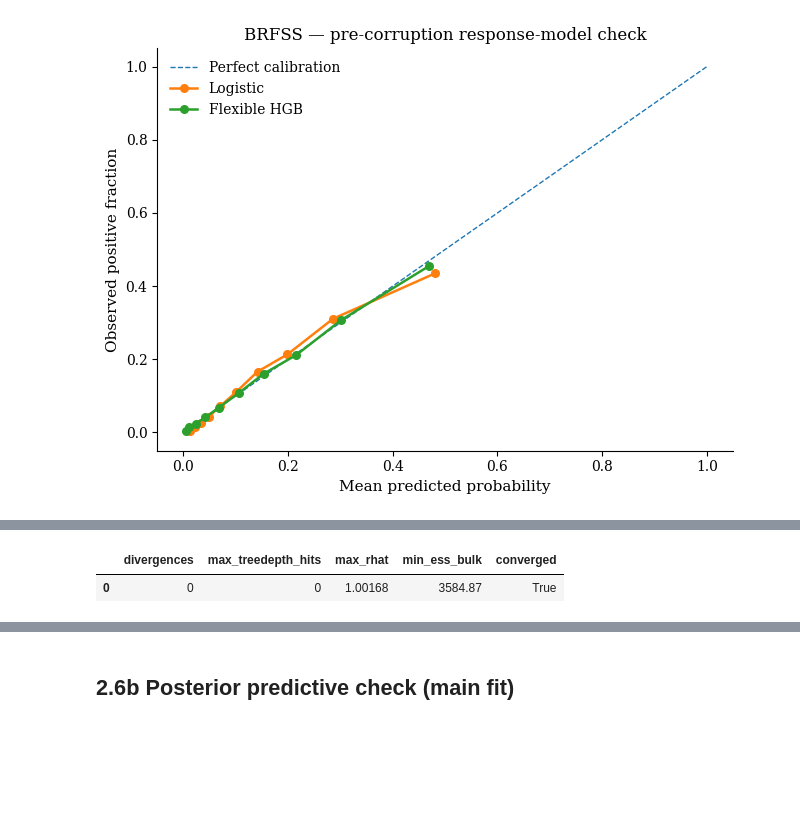
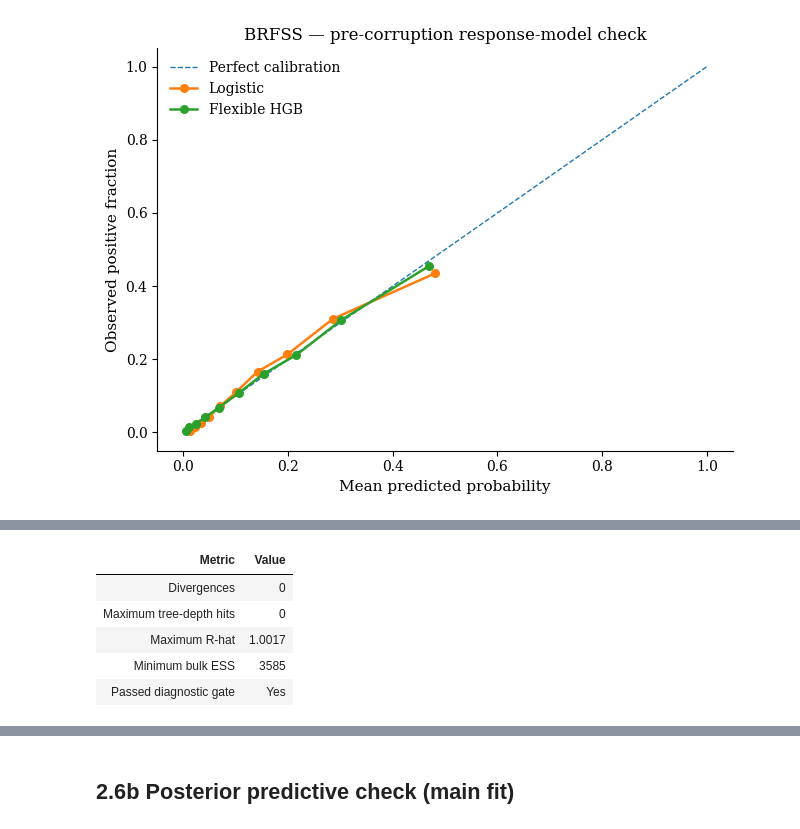
Before and after one commit to DLKramer1998/MLDS_Demi_Kramer_Imperial, a Jupyter notebook: chapter2_applied.ipynb, the cells around one changed output, grey strips where cells are left out. Saved outputs shown, nothing was run; the diff lists cells and outputs as text; code cells hidden in the pictures; blank space fills up the shorter version.

```diff
--- a/chapter2_applied.ipynb
+++ b/chapter2_applied.ipynb
@@ -1001,9 +1234,13 @@ This is the primary applied Bayesian fit. The boundary direction is supplied by
 # %%
+# Fit the main BRFSS axis-supplied Bayesian model.
 if not STAN_AVAILABLE or not AXIS_STAN.exists():
     raise RuntimeError("Axis Stan model unavailable.")
 
-model_axis = CmdStanModel(stan_file=str(AXIS_STAN))
+model_axis = CmdStanModel(
+    stan_file=str(AXIS_STAN)
+)
 
+# The first column of Xb_bayes is the prespecified boundary score.
 stan_data_b = {
     "n": len(yb_bayes_obs),
     "p": Xb_bayes.shape[1],
@@ -1015,6 +1252,7 @@ stan_data_b = {
     "c_prior_sd": 1.5,
 }
 
+# Sampling settings used for the main applied axis-supplied fit.
 fit_b_axis = model_axis.sample(
     data=stan_data_b,
     chains=4,
@@ -1027,8 +1265,77 @@ fit_b_axis = model_axis.sample(
     show_progress=True,
 )
 
-diag_b_axis, core_b_axis = core_sampler_diagnostics(fit_b_axis)
+# Apply the same diagnostic gate used for the dissertation results.
+diag_b_axis, _ = core_sampler_diagnostics(fit_b_axis)
 
-display(pd.DataFrame([diag_b_axis]))
-display(core_b_axis)
+diag_b_axis_table = pd.DataFrame({
+    "Metric": [
+        "Divergences",
+        "Maximum tree-depth hits",
+        "Maximum R-hat",
+        "Minimum bulk ESS",
+        "Passed diagnostic gate",
+    ],
+    "Value": [
+        diag_b_axis["divergences"],
+        diag_b_axis["max_treedepth_hits"],
+        f"{diag_b_axis['max_rhat']:.4f}",
+        f"{diag_b_axis['min_ess_bulk']:.0f}",
+        "Yes" if diag_b_axis["converged"] else "No",
+    ],
+})
+
+display(
+    diag_b_axis_table.style
+    .hide(axis="index")
+)
+
+# Request the 95% posterior intervals explicitly.
+summary_b_axis = fit_b_axis.summary(
+    percentiles=(2.5, 50, 97.5)
+)
+
+# Keep the main sampled model parameters only.
+core_mask_b = (
+    (summary_b_axis.index == "beta0")
+    | (summary_b_axis.index == "c")
+    | (summary_b_axis.index == "q")
+    | summary_b_axis.index.str.startswith("beta[")
+    | summary_b_axis.index.str.startswith("alpha[")
+)
+
+core_summary_b_axis = summary_b_axis.loc[core_mask_b].copy()
+
+# Show posterior summaries together with the main sampler diagnostics.
+display(
+    core_summary_b_axis[
+        [
+            "Mean",
+            "StdDev",
+            "2.5%",
+            "50%",
+            "97.5%",
+            "ESS_bulk",
+            "R_hat",
+        ]
+    ].style.format({
+        "Mean": "{:.4f}",
+        "StdDev": "{:.4f}",
+        "2.5%": "{:.4f}",
+        "50%": "{:.4f}",
+        "97.5%": "{:.4f}",
+        "ESS_bulk": "{:.0f}",
+        "R_hat": "{:.4f}",
+    })
+)
+
+# Save the diagnostic and posterior summaries.
+pd.DataFrame([diag_b_axis]).to_csv(
+    RESULT_DIR / "highrep_brfss_axis_sampler_diagnostics.csv",
+    index=False,
+)
+
+core_summary_b_axis.to_csv(
+    RESULT_DIR / "highrep_brfss_axis_core_parameter_summary.csv",
+)
 # %% [output]
@@ -1039,2 +1344,6 @@ display(core_b_axis)
-|  | divergences | max_treedepth_hits | max_rhat | min_ess_bulk | converged |
-| 0 | 0 | 0 | 1.00168 | 3584.87 | True |
+| Metric | Value |
+| Divergences | 0 |
+| Maximum tree-depth hits | 0 |
+| Maximum R-hat | 1.0017 |
+| Minimum bulk ESS | 3585 |
+| Passed diagnostic gate | Yes |
```
Also changed, not shown: parts of 75 cells of this notebook, 3 other files.
